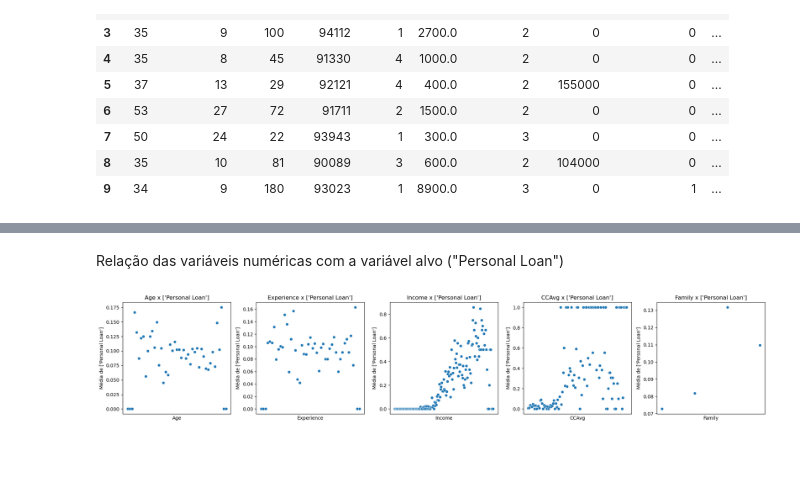
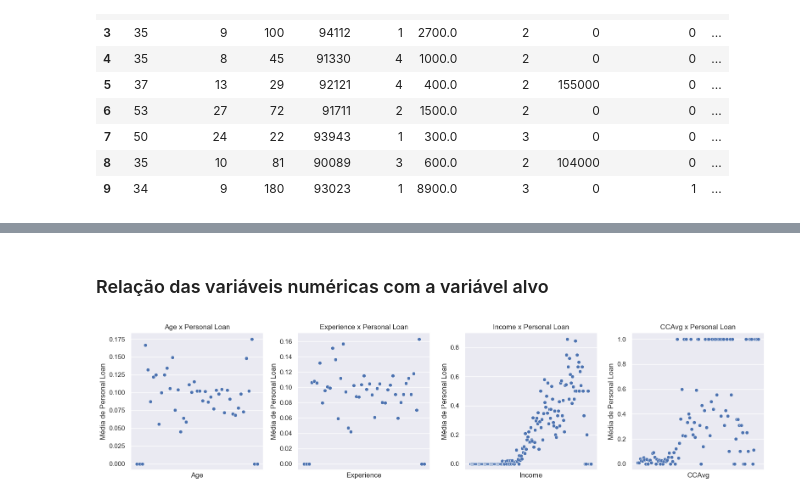
Before and after one commit to FernandoLKS/Bank_loan_defaulter, a Jupyter notebook: Bank_Personal_Loan.ipynb, the cells around one changed output, grey strips where cells are left out. Drawn from its saved outputs; the diff is of its cells as text; code cells hidden in the pictures; blank space fills up the shorter version.

```diff
--- a/Bank_Personal_Loan.ipynb
+++ b/Bank_Personal_Loan.ipynb
@@ -14,3 +16,5 @@ import seaborn as sns
+# %%
+sns.set_theme()
 # %%
 path_data = 'Files/Bank_Personal_Loan_Data.csv'
 data = pd.read_csv(path_data)
@@ -151,5 +155,5 @@ data.head(10)
 # %%
 target_feature = ["Personal Loan"]
 id_features = ["ID", "ZIP Code"]
-numeric_features = ["Age", "Experience", "Income", "CCAvg", "Family"]
-categorical_features = ["Education", "Securities Account", "CD Account", "Online", "CreditCard"]
+numeric_features = ["Age", "Experience", "Income", "CCAvg", ]
+categorical_features = ["Family", "Education", "Securities Account", "CD Account", "Online", "CreditCard"]
@@ -211,19 +215,19 @@ plt.show()
 # %% [markdown]
-Relação das variáveis numéricas com a variável alvo ("Personal Loan")
+### Relação das variáveis numéricas com a variável alvo
 # %%
 fig, axs = plt.subplots(nrows=1, ncols=len(numeric_features), figsize=(4*len(numeric_features), 4))
 axs = axs.flatten()
 
 for i, feature in enumerate(numeric_features):
     relation = data.groupby(feature)[target_feature[0]].mean()
 
     sns.scatterplot(x=relation.index.astype(str), y=relation.values, ax=axs[i])
-    axs[i].set_title(f'{feature} x {target_feature}')
+    axs[i].set_title(f'{feature} x {target_feature[0]}')
     axs[i].set_xlabel(feature)
     axs[i].set_xticks([])
-    axs[i].set_ylabel(f'Média de {target_feature}')
+    axs[i].set_ylabel(f'Média de {target_feature[0]}')
 
 plt.tight_layout()
 plt.show()
 # %% [output]
-[figure, old version]
+[figure, new version]
```
Also changed, not shown: parts of 16 cells of this notebook.
